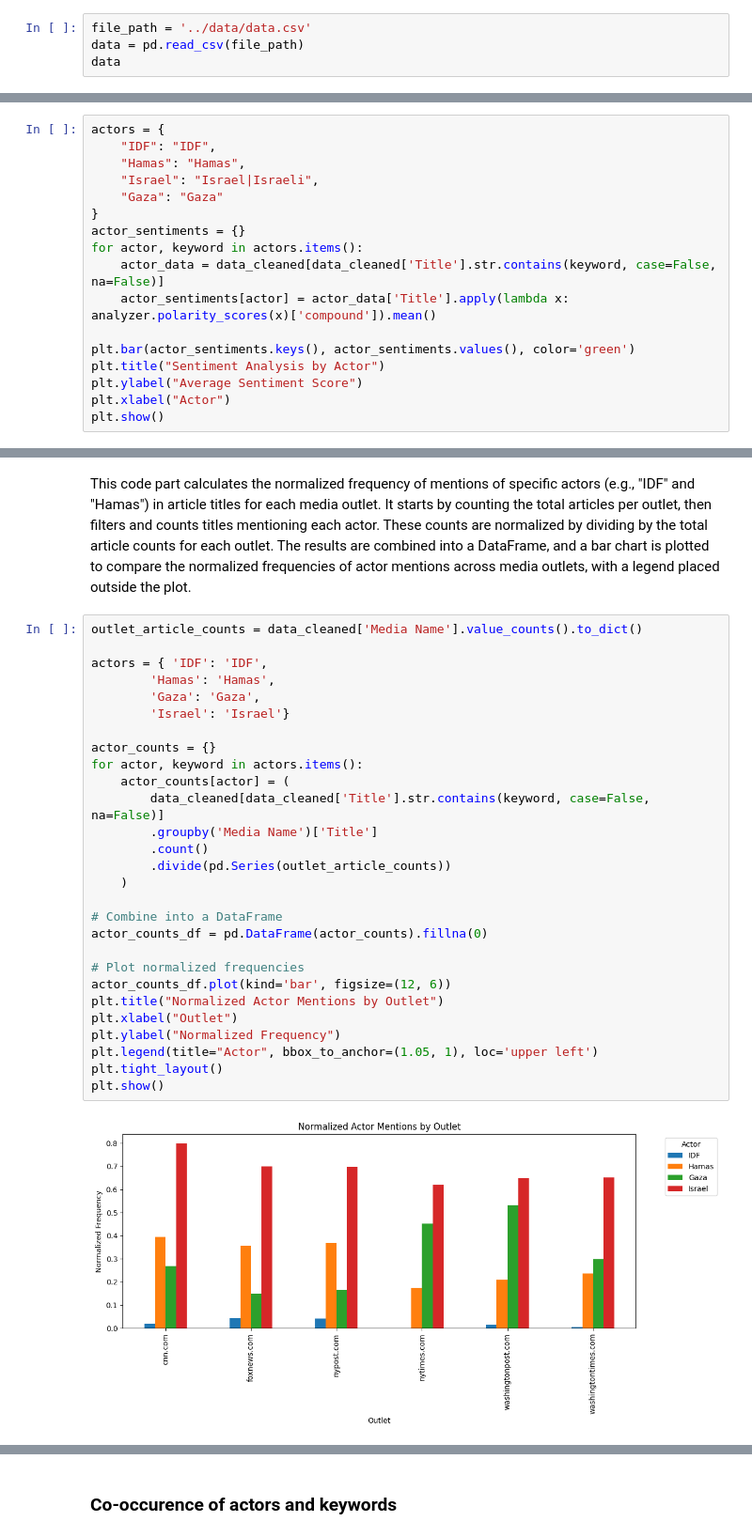
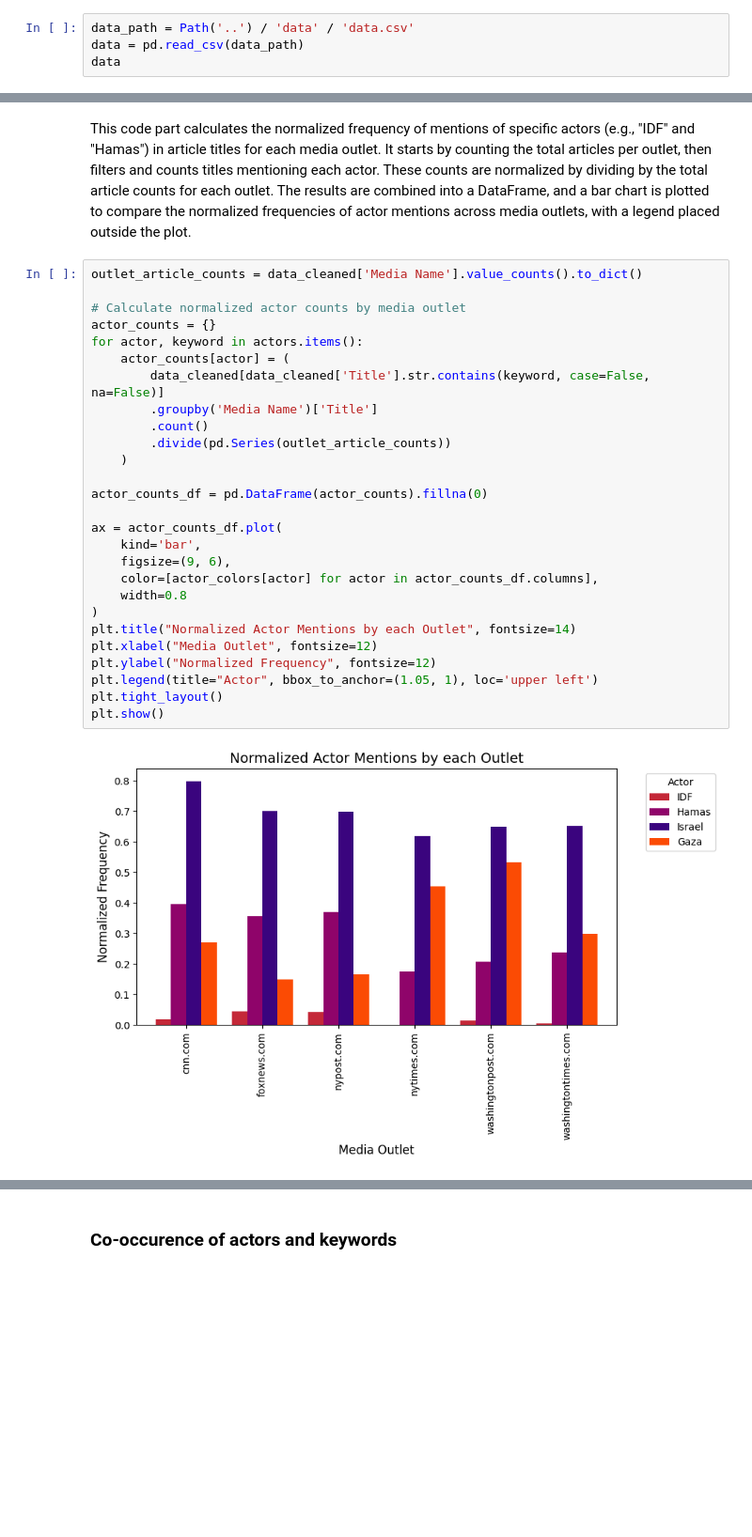
Before and after one commit to tinasophie15/FCSS-Project-Group-10, a Jupyter notebook: code/group10.ipynb, the cells around one changed output, grey strips where cells are left out. Shown at 94% size. Cells and saved outputs as stored; diff of their text form; blank space fills up the shorter version.

```diff
--- a/code/group10.ipynb
+++ b/code/group10.ipynb
@@ -75,6 +67,6 @@ We obtained our dataset using the link above. We limited the query to 6 media ou
 # %%
-file_path = '../data/data.csv'
-data = pd.read_csv(file_path)
+data_path = Path('..') / 'data' / 'data.csv'
+data = pd.read_csv(data_path)
 data
 # %% [output]
 |  | id | indexed_date | language | media_name | media_url | publish_date | title | url |
@@ -604,17 +579,0 @@ Analysis of sentiment regarding different actors:
-# %%
-actors = {
-    "IDF": "IDF",
-    "Hamas": "Hamas",
-    "Israel": "Israel|Israeli",
-    "Gaza": "Gaza"
-}
-actor_sentiments = {}
-for actor, keyword in actors.items():
-    actor_data = data_cleaned[data_cleaned['Title'].str.contains(keyword, case=False, na=False)]
-    actor_sentiments[actor] = actor_data['Title'].apply(lambda x: analyzer.polarity_scores(x)['compound']).mean()
-
-plt.bar(actor_sentiments.keys(), actor_sentiments.values(), color='green')
-plt.title("Sentiment Analysis by Actor")
-plt.ylabel("Average Sentiment Score")
-plt.xlabel("Actor")
-plt.show()
@@ -625,30 +582,29 @@ This code part calculates the normalized frequency of mentions of specific actor
 # %%
 outlet_article_counts = data_cleaned['Media Name'].value_counts().to_dict()
 
-actors = { 'IDF': 'IDF',
-        'Hamas': 'Hamas',
-        'Gaza': 'Gaza',
-        'Israel': 'Israel'}
-
+# Calculate normalized actor counts by media outlet
 actor_counts = {}
 for actor, keyword in actors.items():
     actor_counts[actor] = (
         data_cleaned[data_cleaned['Title'].str.contains(keyword, case=False, na=False)]
         .groupby('Media Name')['Title']
         .count()
         .divide(pd.Series(outlet_article_counts))
     )
 
-# Combine into a DataFrame
 actor_counts_df = pd.DataFrame(actor_counts).fillna(0)
 
-# Plot normalized frequencies
-actor_counts_df.plot(kind='bar', figsize=(12, 6))
-plt.title("Normalized Actor Mentions by Outlet")
-plt.xlabel("Outlet")
-plt.ylabel("Normalized Frequency")
+ax = actor_counts_df.plot(
+    kind='bar',
+    figsize=(9, 6),
+    color=[actor_colors[actor] for actor in actor_counts_df.columns],
+    width=0.8
+)
+plt.title("Normalized Actor Mentions by each Outlet", fontsize=14)
+plt.xlabel("Media Outlet", fontsize=12)
+plt.ylabel("Normalized Frequency", fontsize=12)
 plt.legend(title="Actor", bbox_to_anchor=(1.05, 1), loc='upper left')
 plt.tight_layout()
 plt.show()
 # %% [output]
-[figure, old version]
+[figure, new version]
```
Also changed, not shown: parts of 48 cells of this notebook.
